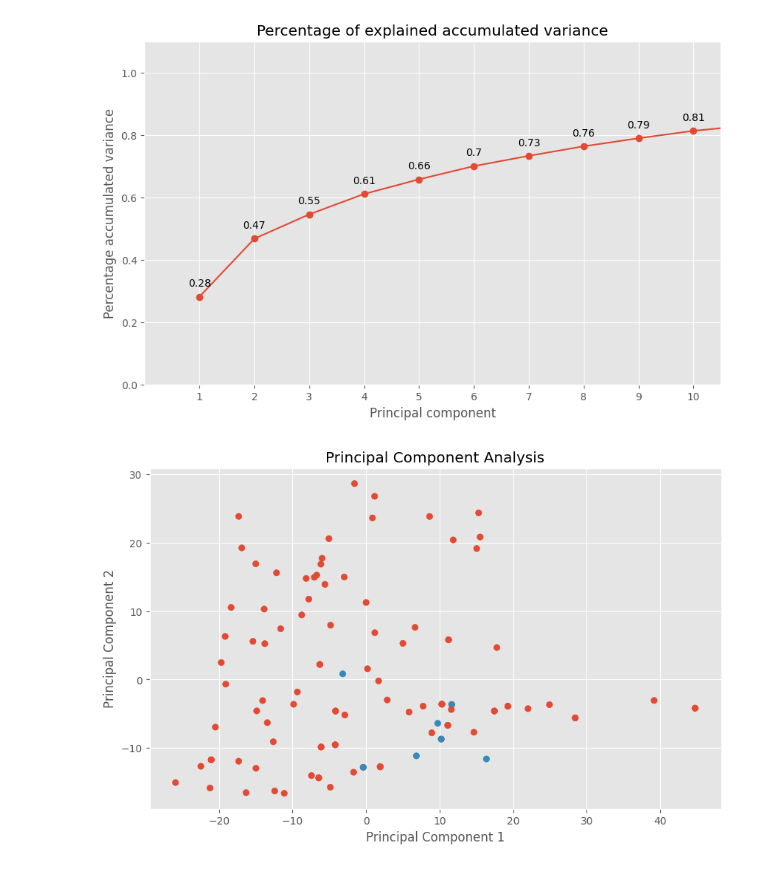
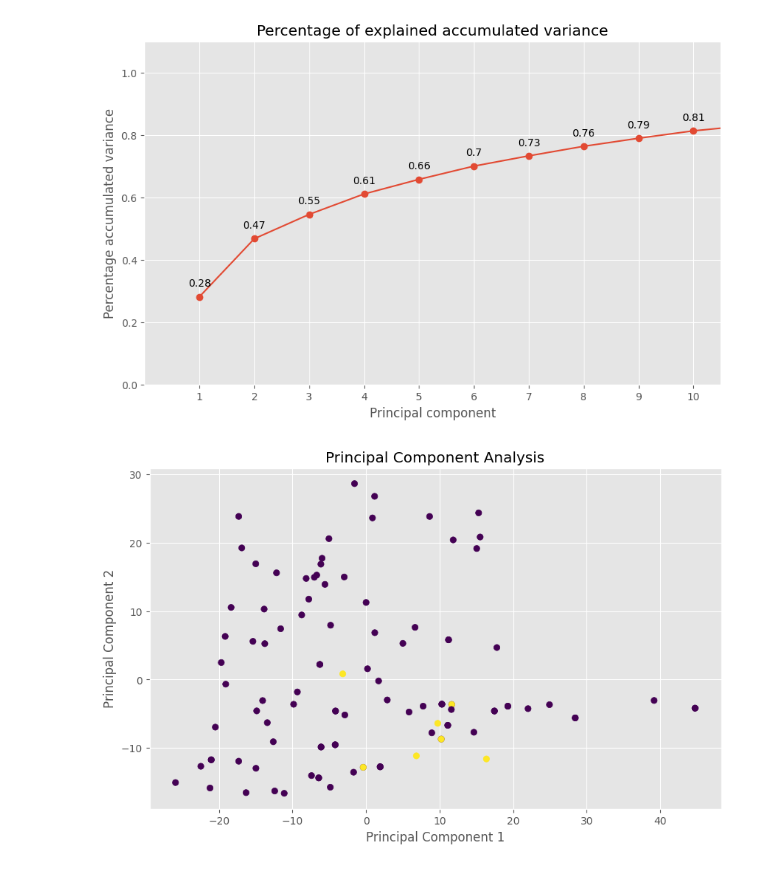
Before and after one commit to aalonsca73/in_silico_toxicology, a Jupyter notebook: PCA.ipynb, the cells around one changed output. Drawn from its saved outputs; the diff is of its cells as text; code cells hidden in the pictures.

```diff
--- a/PCA.ipynb
+++ b/PCA.ipynb
@@ -30,7 +30,7 @@ df = pd.read_csv(filename)
 labels = pd.read_csv(identification)
 
 # Label to color dict
-label_color_dict = {'no':'C0','yes':'C1'}
+label_color_dict = {label:idx for idx,label in enumerate(np.unique(labels))}
 
 # Color vector creation
 cvec = [label_color_dict[word] for word in labels['label']]
@@ -83,32 +83,32 @@ for x,y in zip(np.arange(len(filtered_df.columns))+1,pca_model.explained_varianc
   ax.annotate(label,(x,y),textcoords="offset points",xytext=(0,10),ha='center')
 
 ax.set_xticks(np.arange(pca_model.n_components_)+1)
 ax.set_xlim(0,10.5)
 ax.set_ylim(0,1.1)
 ax.set_title('Percentage of explained accumulated variance')
 ax.set_xlabel('Principal component')
 ax.set_ylabel('Percentage accumulated variance');
 
 # PCA
 fig, ax = plt.subplots(nrows=1,ncols=1,figsize=(10,6))
 ax.scatter(PCA.loc[:,0],PCA.loc[:,1],c=cvec)
 
 ax.set_title('Principal Component Analysis')
 ax.set_xlabel('Principal Component 1')
 ax.set_ylabel('Principal Component 2');
 
 # Clustering
 from scipy.cluster.hierarchy import linkage, dendrogram
 
 complete_clustering = linkage(PCA,method="complete",metric="euclidean")
 fig, ax = plt.subplots(nrows=1,ncols=1,figsize=(10,6))
 dendrogram(complete_clustering,labels=filtered_df.index)
 
 ax.set_title('Dendrogram')
 ax.set_xlabel('Molecule')
 ax.set_ylabel('Distance');
 # %% [output]
 [figure]
 [figure]
-[figure, old version]
+[figure, new version]
 [figure]
```
